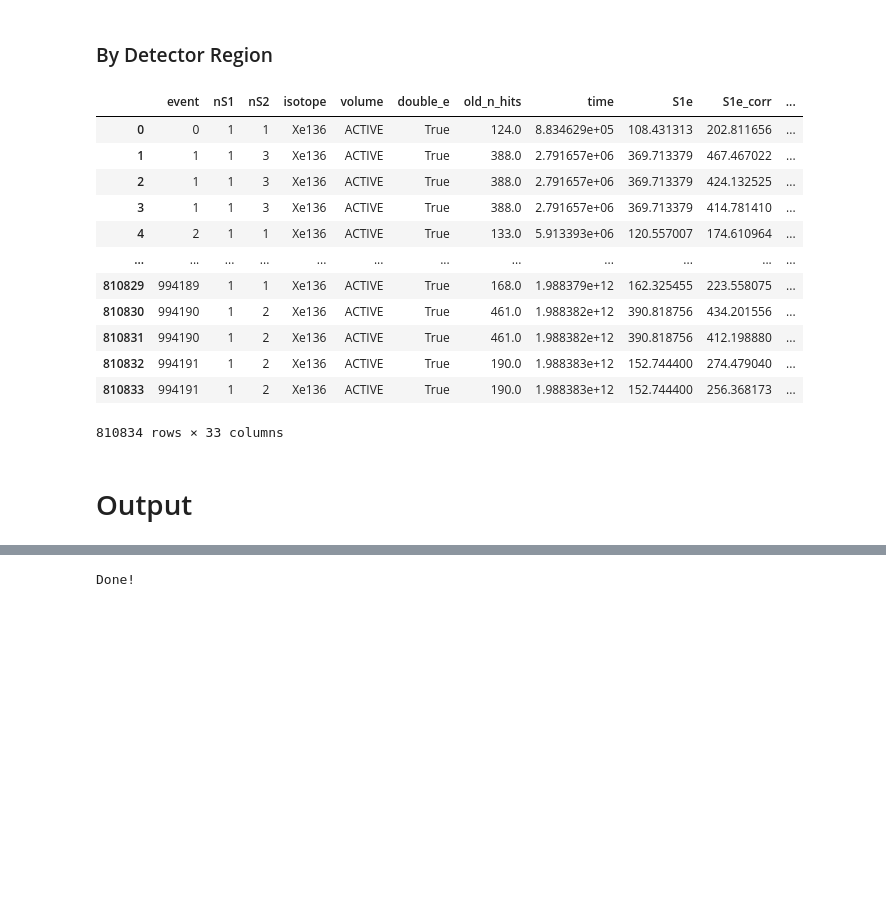
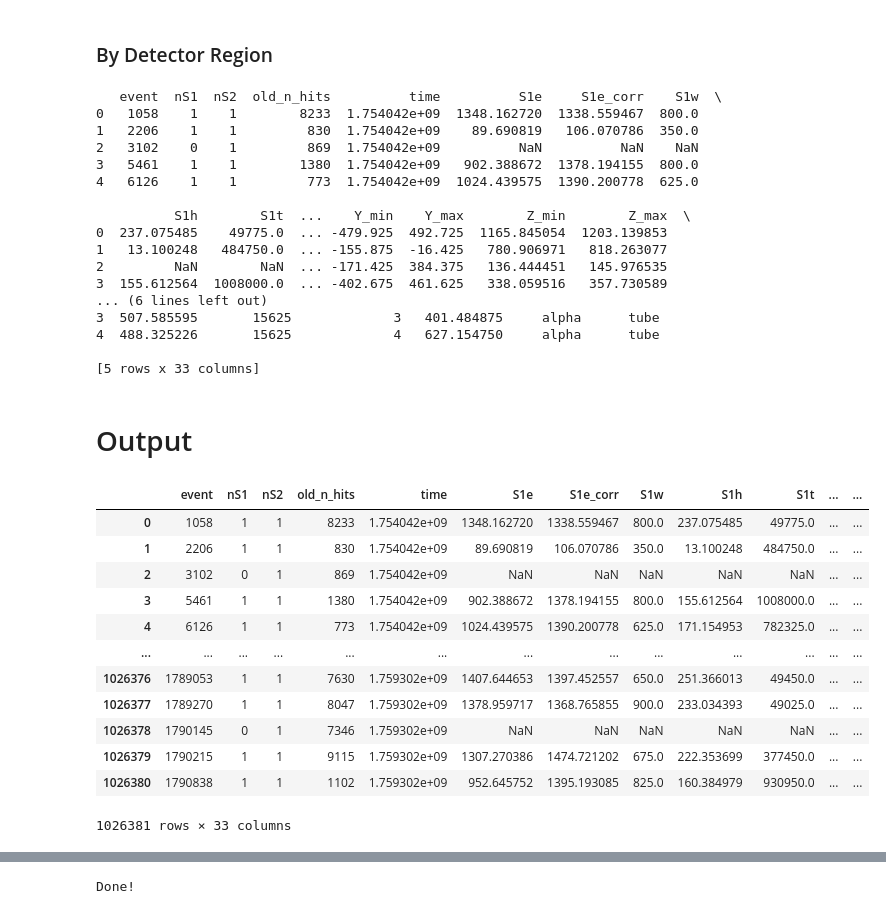
Before and after one commit to camacortespar/next-analysis, a Jupyter notebook: NEXT-100/Universal/notebooks/Merge_Processed.ipynb, the cells around one changed output, grey strips where cells are left out. Drawn from its saved outputs; the diff is of its cells as text; code cells hidden in the pictures; blank space fills up the shorter version.

```diff
--- a/NEXT-100/Universal/notebooks/Merge_Processed.ipynb
+++ b/NEXT-100/Universal/notebooks/Merge_Processed.ipynb
@@ -252,9 +387,12 @@ MERGED_DF
 # %% [markdown]
 ### By Particle
 # %%
-particle_tagged_MERGED_DF = crudo.dm.tag_particles( MERGED_DF
-                                                  , size_threshold      = SIZE_THRESHOLD
-                                                  , s1_energy_threshold = S1_ENERGY_THRESHOLD
-                                                  , event_column        = 'global_event' )
-particle_tagged_MERGED_DF
+%%skip_if TYPE == 'mc'
+
+MERGED_DF = crudo.dm.tag_particles( MERGED_DF
+                                  , size_threshold      = SIZE_THRESHOLD
+                                  , s1_energy_threshold = S1_ENERGY_THRESHOLD
+                                  , event_column        = 'global_event' )
+
+print(MERGED_DF.head())
 # %% [output]
@@ -274,28 +416,47 @@ particle_tagged_MERGED_DF
 # %% [markdown]
 ### By Detector Region
 # %%
-region_tagged_MERGED_DF = crudo.dm.tag_event_by_detector_region( particle_tagged_MERGED_DF if TYPE == 'data' else MERGED_DF
-                                                               , z_cut_low    = Z_LOW
-                                                               , z_cut_high   = Z_UP
-                                                               , r_cut_high   = R_UP
-                                                               , event_column = 'global_event' )
+MERGED_DF = crudo.dm.tag_event_by_detector_region( MERGED_DF
+                                                 , z_cut_low    = Z_LOW
+                                                 , z_cut_high   = Z_UP
+                                                 , r_cut_high   = R_UP
+                                                 , event_column = 'global_event' )
 
-
-region_tagged_MERGED_DF
+print(MERGED_DF.head())
 # %% [output]
-|  | event | nS1 | nS2 | isotope | volume | double_e | old_n_hits | time | S1e | S1e_corr | ... |
-| 0 | 0 | 1 | 1 | Xe136 | ACTIVE | True | 124.0 | 8.834629e+05 | 108.431313 | 202.811656 | ... |
-| 1 | 1 | 1 | 3 | Xe136 | ACTIVE | True | 388.0 | 2.791657e+06 | 369.713379 | 467.467022 | ... |
-| 2 | 1 | 1 | 3 | Xe136 | ACTIVE | True | 388.0 | 2.791657e+06 | 369.713379 | 424.132525 | ... |
-| 3 | 1 | 1 | 3 | Xe136 | ACTIVE | True | 388.0 | 2.791657e+06 | 369.713379 | 414.781410 | ... |
-| 4 | 2 | 1 | 1 | Xe136 | ACTIVE | True | 133.0 | 5.913393e+06 | 120.557007 | 174.610964 | ... |
-| ... | ... | ... | ... | ... | ... | ... | ... | ... | ... | ... | ... |
-| 810829 | 994189 | 1 | 1 | Xe136 | ACTIVE | True | 168.0 | 1.988379e+12 | 162.325455 | 223.558075 | ... |
-| 810830 | 994190 | 1 | 2 | Xe136 | ACTIVE | True | 461.0 | 1.988382e+12 | 390.818756 | 434.201556 | ... |
-| 810831 | 994190 | 1 | 2 | Xe136 | ACTIVE | True | 461.0 | 1.988382e+12 | 390.818756 | 412.198880 | ... |
-| 810832 | 994191 | 1 | 2 | Xe136 | ACTIVE | True | 190.0 | 1.988383e+12 | 152.744400 | 274.479040 | ... |
-| 810833 | 994191 | 1 | 2 | Xe136 | ACTIVE | True | 190.0 | 1.988383e+12 | 152.744400 | 256.368173 | ... |
-810834 rows × 33 columns
+   event  nS1  nS2  old_n_hits          time          S1e     S1e_corr    S1w  \
+0   1058    1    1        8233  1.754042e+09  1348.162720  1338.559467  800.0
+1   2206    1    1         830  1.754042e+09    89.690819   106.070786  350.0
+2   3102    0    1         869  1.754042e+09          NaN          NaN    NaN
+3   5461    1    1        1380  1.754042e+09   902.388672  1378.194155  800.0
+4   6126    1    1         773  1.754042e+09  1024.439575  1390.200778  625.0
+
+          S1h        S1t  ...    Y_min    Y_max        Z_min        Z_max  \
+0  237.075485    49775.0  ... -479.925  492.725  1165.845054  1203.139853
+1   13.100248   484750.0  ... -155.875  -16.425   780.906971   818.263077
+2         NaN        NaN  ... -171.425  384.375   136.444451   145.976535
+3  155.612564  1008000.0  ... -402.675  461.625   338.059516   357.730589
+... (6 lines left out)
+3  507.585595       15625             3   401.484875     alpha      tube
+4  488.325226       15625             4   627.154750     alpha      tube
+
+[5 rows x 33 columns]
 # %% [markdown]
 # Output
+# %%
+MERGED_DF
+# %% [output]
+|  | event | nS1 | nS2 | old_n_hits | time | S1e | S1e_corr | S1w | S1h | S1t | ... | ... |
+| 0 | 1058 | 1 | 1 | 8233 | 1.754042e+09 | 1348.162720 | 1338.559467 | 800.0 | 237.075485 | 49775.0 | ... | ... |
+| 1 | 2206 | 1 | 1 | 830 | 1.754042e+09 | 89.690819 | 106.070786 | 350.0 | 13.100248 | 484750.0 | ... | ... |
+| 2 | 3102 | 0 | 1 | 869 | 1.754042e+09 | NaN | NaN | NaN | NaN | NaN | ... | ... |
+| 3 | 5461 | 1 | 1 | 1380 | 1.754042e+09 | 902.388672 | 1378.194155 | 800.0 | 155.612564 | 1008000.0 | ... | ... |
+| 4 | 6126 | 1 | 1 | 773 | 1.754042e+09 | 1024.439575 | 1390.200778 | 625.0 | 171.154953 | 782325.0 | ... | ... |
+| ... | ... | ... | ... | ... | ... | ... | ... | ... | ... | ... | ... | ... |
+| 1026376 | 1789053 | 1 | 1 | 7630 | 1.759302e+09 | 1407.644653 | 1397.452557 | 650.0 | 251.366013 | 49450.0 | ... | ... |
+| 1026377 | 1789270 | 1 | 1 | 8047 | 1.759302e+09 | 1378.959717 | 1368.765855 | 900.0 | 233.034393 | 49025.0 | ... | ... |
+| 1026378 | 1790145 | 0 | 1 | 7346 | 1.759302e+09 | NaN | NaN | NaN | NaN | NaN | ... | ... |
+| 1026379 | 1790215 | 1 | 1 | 9115 | 1.759302e+09 | 1307.270386 | 1474.721202 | 675.0 | 222.353699 | 377450.0 | ... | ... |
+| 1026380 | 1790838 | 1 | 1 | 1102 | 1.759302e+09 | 952.645752 | 1395.193085 | 825.0 | 160.384979 | 930950.0 | ... | ... |
+1026381 rows × 33 columns
 # %%
```
Also changed, not shown: parts of 37 cells of this notebook, 8 other files.
